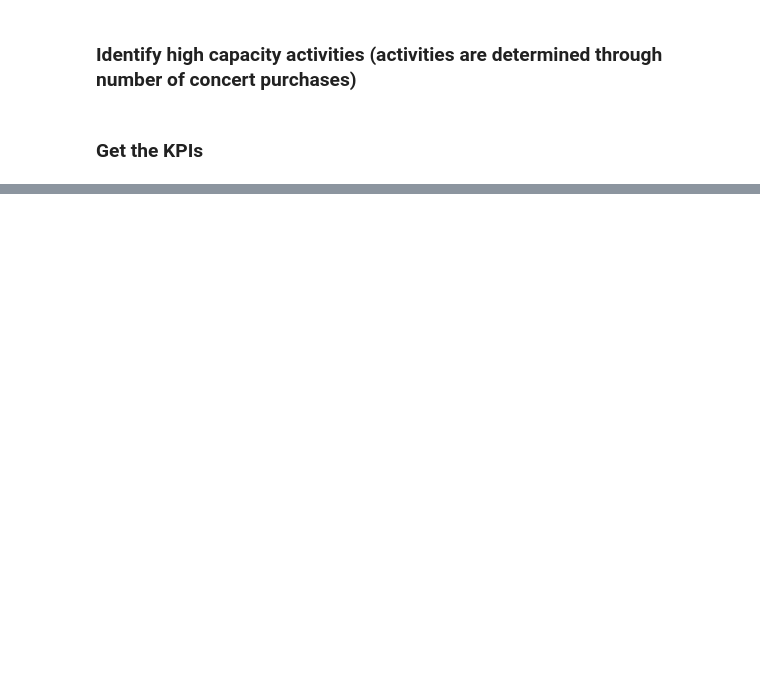
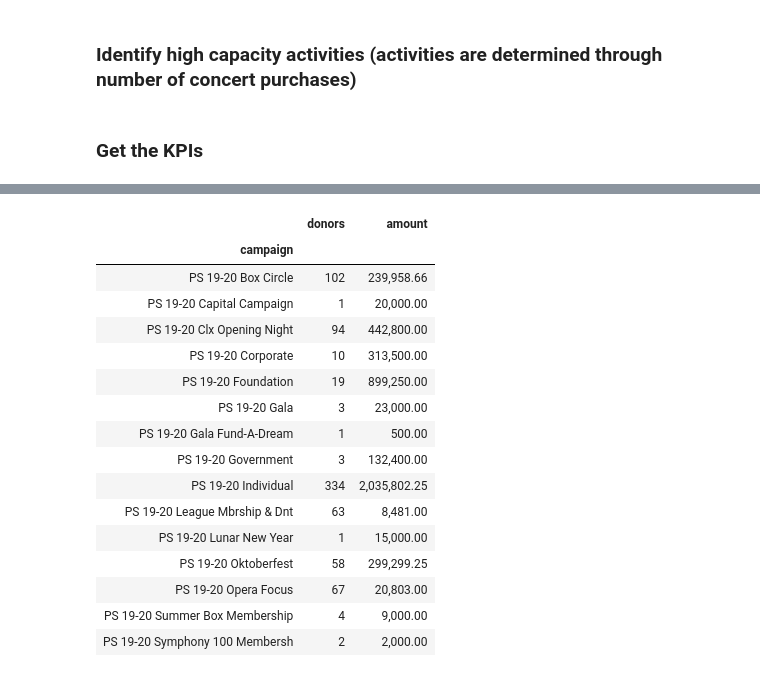
Before and after one commit to brandontkessler/scripts_analysis_ps, a Jupyter notebook: dashboards/Development.ipynb, the cells around one changed output, grey strips where cells are left out. Saved outputs shown, nothing was run; the diff lists cells and outputs as text; code cells hidden in the pictures; blank space fills up the shorter version.

```diff
--- a/dashboards/Development.ipynb
+++ b/dashboards/Development.ipynb
@@ -49,0 +73,25 @@ kpis
+# %%
+fy20 = donor.working[donor.working['fy'] == 20]
+fy20 = fy20.groupby('campaign').agg({'summary_cust_id': 'nunique', 'gift_plus_pledge': 'sum'})
+fy20.columns = ['donors', 'amount']
+fy20.amount = fy20.amount.map(lambda x: '{:20,.2f}'.format(x))
+# %%
+fy20
+# %% [output]
+|  | donors | amount |
+| campaign |  |  |
+| PS 19-20 Box Circle | 102 | 239,958.66 |
+| PS 19-20 Capital Campaign | 1 | 20,000.00 |
+| PS 19-20 Clx Opening Night | 94 | 442,800.00 |
+| PS 19-20 Corporate | 10 | 313,500.00 |
+| PS 19-20 Foundation | 19 | 899,250.00 |
+| PS 19-20 Gala | 3 | 23,000.00 |
+| PS 19-20 Gala Fund-A-Dream | 1 | 500.00 |
+| PS 19-20 Government | 3 | 132,400.00 |
+| PS 19-20 Individual | 334 | 2,035,802.25 |
+| PS 19-20 League Mbrship & Dnt | 63 | 8,481.00 |
+| PS 19-20 Lunar New Year | 1 | 15,000.00 |
+| PS 19-20 Oktoberfest | 58 | 299,299.25 |
+| PS 19-20 Opera Focus | 67 | 20,803.00 |
+| PS 19-20 Summer Box Membership | 4 | 9,000.00 |
+| PS 19-20 Symphony 100 Membersh | 2 | 2,000.00 |
```
Also changed, not shown: parts of 9 cells of this notebook, 30 other files.
